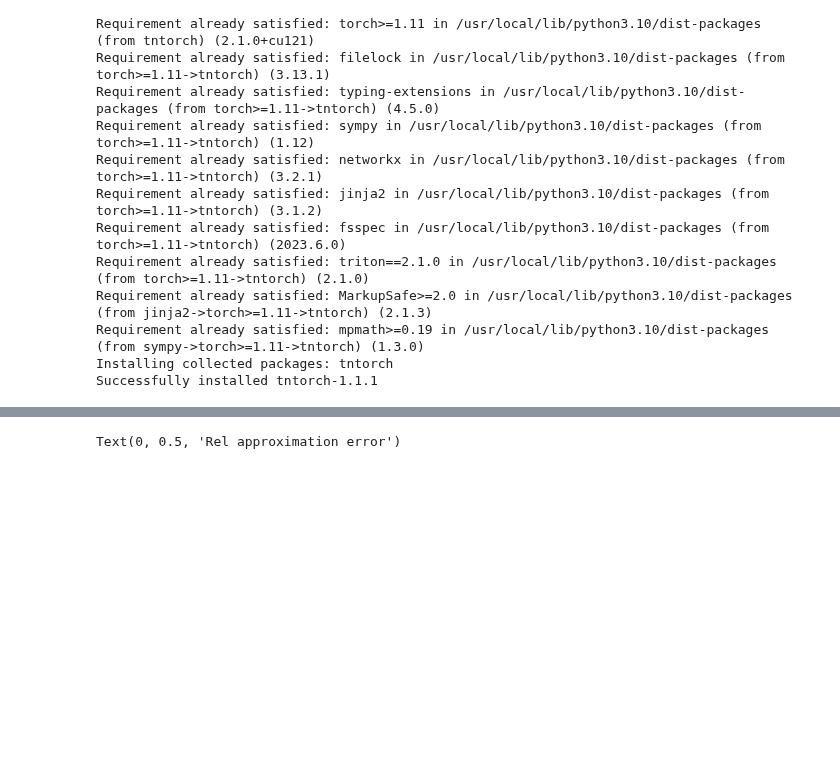
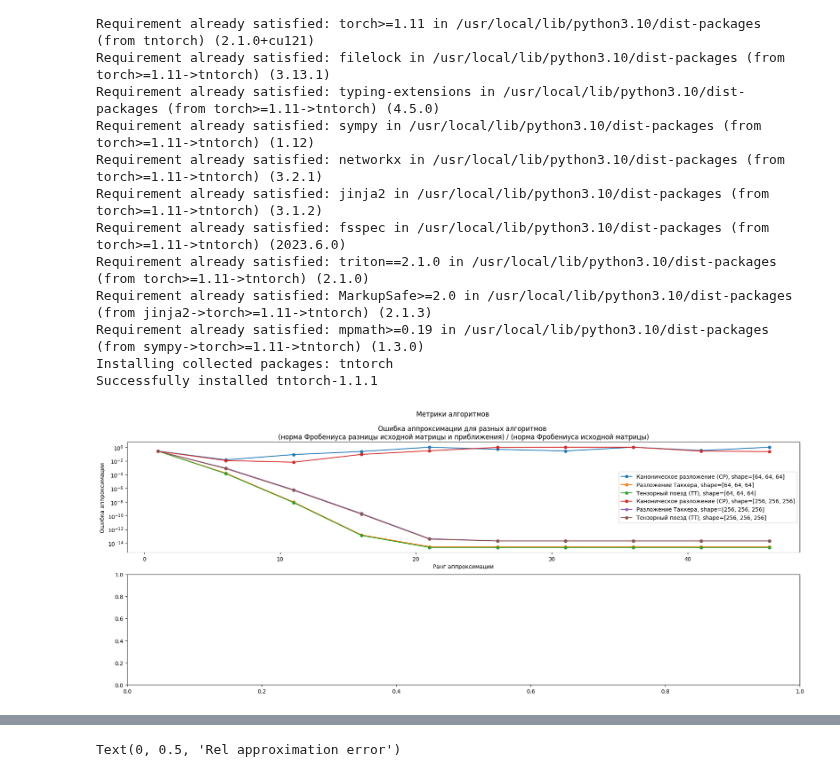
Before and after one commit to ol3gka/AI_Masters_NLA_projects_Matrix_Masters, a Jupyter notebook: Project_2/project_2.ipynb, the cells around one changed output, grey strips where cells are left out. Saved outputs shown, nothing was run; the diff lists cells and outputs as text; code cells hidden in the pictures; blank space fills up the shorter version.

```diff
--- a/Project_2/project_2.ipynb
+++ b/Project_2/project_2.ipynb
@@ -32,33 +32,47 @@ import matplotlib.pyplot as plt
 from tqdm import tqdm
 import time
 # %%
-SHAPE_CONST = 128 # исследуем алгоритмы на равносторонних тензорах
+shapes = [64, 256] # исследуем алгоритмы на равносторонних тензорах
+R = 50 # максимальный ранг аппроксимации
 
-# инициализируем матрицы
-X, Y, Z = np.meshgrid(range(SHAPE_CONST), range(SHAPE_CONST), range(SHAPE_CONST))
-full = torch.Tensor(1. / (X + Y + Z + 1))  # аналитическая связь индесов
+fig, ax = plt.subplots(2, 1, figsize=(11*2, 8))
+for i, shape in enumerate(shapes):
+  # инициализируем матрицы
+  X, Y, Z = np.meshgrid(range(shape), range(shape), range(shape))
+  full = torch.Tensor(1. / (X + Y + Z + 1))  # аналитическая связь индесов
+  # список рангов для малоранговой аппроксимации
+  rank_range = np.arange(1, R, 5)
 
-# алгоритм для тестирования алгоритмов
+  # БЛОК АЛГОРИТМОВ
+  approximation_error = {}
+  time_dict = {}
+  memory_consumption = {}
+  algorithms = ["Каноническое разложение (CP)", "Разложение Таккера", "Тензорный поезд (TT)"]
 
-rank_range = np.arange(1, 50, 5)
+  for algo in tqdm(algorithms):
+    error_array = []
+    ranks_cp, ranks_tucker, ranks_tt = None, None, None
+    for r in rank_range:
+      if algo == "Каноническое разложение (CP)":
+        ranks_cp = r
+      elif algo == "Разложение Таккера":
+        ranks_tucker = r
+      elif algo == "Тензорный поезд (TT)":
+        ranks_tt = r
+      t  = tn.Tensor(full, ranks_cp=ranks_cp, ranks_tucker=ranks_tucker, ranks_tt=ranks_tt, verbose=False, tol=1e-5, max_iter=50)
+      error_array.append(torch.norm(t.torch() - full).item() / torch.norm(full).item())
+    approximation_error[algo] = error_array
 
-approximation_error = {}
-time_dict = {}
-memory_consumption = {}
-algorithms = ["Каноническое разложение (CP)", "Разложение Таккера", "Тензорный поезд (TT)"]
-
-for algo in tqdm(algorithms):
-  error_array = []
-  ranks_cp, ranks_tucker, ranks_tt = None, None, None
-  for r in rank_range:
-    if algo == "Каноническое разложение (CP)":
-      ranks_cp = r
-    elif algo == "Разложение Таккера":
-      ranks_tucker = r
-    elif algo == "Тензорный поезд (TT)":
-      ranks_tt = r
-    t  = tn.Tensor(full, ranks_cp=ranks_cp, ranks_tucker=ranks_tucker, ranks_tt=ranks_tt, verbose=False, tol=1e-5, max_iter=50)
-    error_array.append(torch.norm(t.torch() - full).item() / torch.norm(full).item())
-
-  approximation_error[algo] = error_array
+  # БЛОК РИСОВАНИЯ
+  fig.suptitle("Метрики алгоритмов")
+  ax[0].set_title("Ошибка аппроксимации для разных алгоритмов \n(норма Фробениуса разницы исходной матрицы и приближения) / (норма Фробениуса исходной матрицы)")
+  for algo, error in approximation_error.items():
+    ax[0].plot(rank_range, error, label=f"{algo}, shape=[{shape}, {shape}, {shape}]", marker='o', markersize=5, linestyle='-')
+  ax[0].set_yscale('log')
+  ax[0].set_xlabel("Ранг аппроксимации")
+  ax[0].set_ylabel("Ошибка аппроксимации")
+  ax[0].legend(loc='best')
+plt.show()
+# %% [output]
+[figure, added]
 # %%
```
Also changed, not shown: parts of 3 cells of this notebook.
